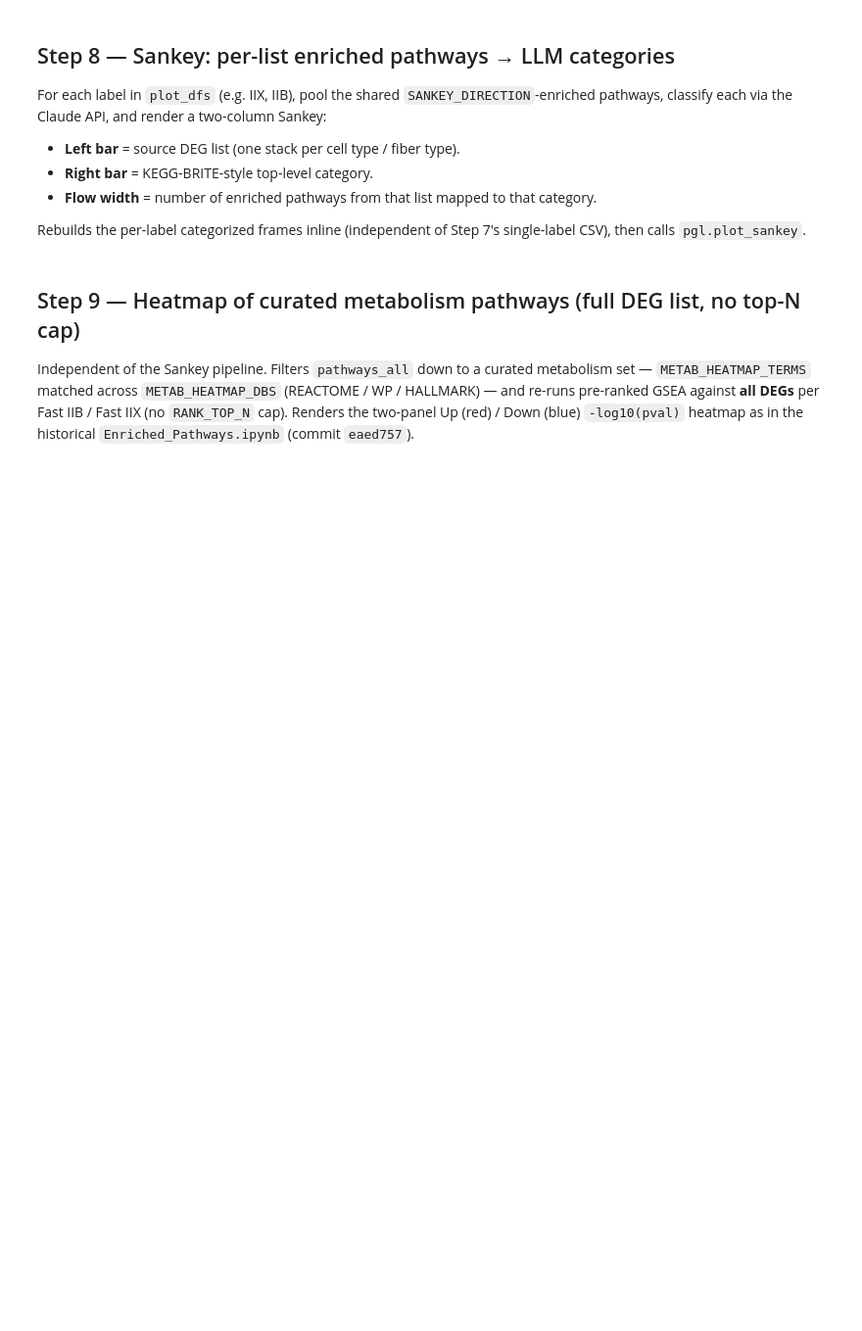
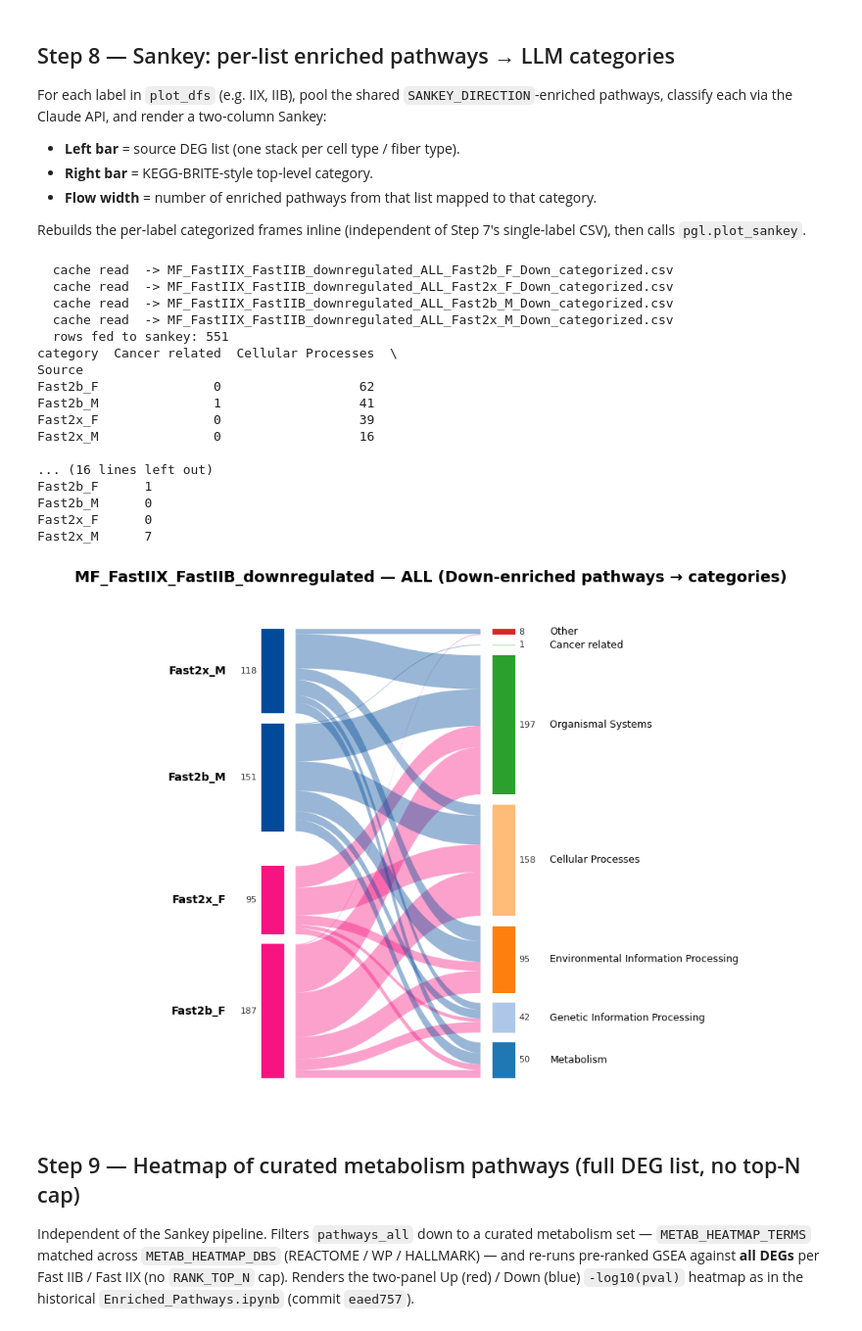
Before and after one commit to sachha-naksha/TA_muscle_ageing, a Jupyter notebook: py_scripts/3_geneset_scores/DEG_Functional_Enrichment.ipynb, the cells around one changed output. Shown at 98% size. Saved outputs shown, nothing was run; the diff lists cells and outputs as text; code cells hidden in the pictures; blank space fills up the shorter version.

Commit message:
added spacing in the sankeys

```diff
--- a/py_scripts/3_geneset_scores/DEG_Functional_Enrichment.ipynb
+++ b/py_scripts/3_geneset_scores/DEG_Functional_Enrichment.ipynb
@@ -307,7 +305,7 @@ CATEGORIZE_MODEL = "claude-haiku-4-5-20251001"
 # Explicit API toggle — you choose. No auto-detection.
 #   USE_API = False -> read the cached CSV (raises if missing)
 #   USE_API = True  -> call the Claude API and (over)write the cached CSV
-USE_API = True
+USE_API = False
 
 
 def _categorized_csv_path(label, direction):
@@ -396,45 +390,78 @@ SANKEY_LABELS = list(plot_dfs.keys())   # e.g. ["Fast2x_F", "Fast2b_F", "Fast2x_
 # SANKEY_DIRECTION inherits from Cell A; USE_API, categorize_with_cache, and
 # CATEGORIZE_MODEL come from Step 7 (run that cell first to set USE_API).
 
-# Canonical sex palette comes from the top-of-notebook SEX_PALETTE
-# (F=#f71480, M=#004a99). The labels here are fiber × sex (no WT/KO axis),
-# so both fibers within a sex share the WT-shade sex color — using a lighter
-# shade for one fiber would falsely imply the KO half of the canonical
-# palette. If you ever split this Sankey by condition, key into
-# SEX_CONDITION_PALETTE[(sex, cond)] instead.
+# Visual order on the left bar (top -> bottom): Fast2x_M, Fast2b_M, Fast2x_F, Fast2b_F.
+# plot_sankey stacks from the bottom up, so the list is reversed (first entry = bottom).
+SANKEY_LEFT_ORDER = ["Fast2b_F", "Fast2x_F", "Fast2b_M", "Fast2x_M"]
+
+# Each DEG list is a SkM-KO vs WT comparison; condition is the comparison axis,
+# not a split axis. So the left bar splits sex x fiber only, and both fibers
+# within a sex share the WT (saturated) shade of the canonical SEX_CONDITION_PALETTE.
 left_colors = {
-    label: SEX_PALETTE.get(label.rsplit("_", 1)[-1])
-    for label in SANKEY_LABELS
+    label: SEX_CONDITION_PALETTE[(label.rsplit("_", 1)[-1], "WT")]
+    for label in SANKEY_LEFT_ORDER
 }
 
 shared = pgl.common_pathways(plot_dfs)
 
 sankey_frames = []
-for label in SANKEY_LABELS:
+for label in SANKEY_LEFT_ORDER:
     df_lab = categorize_with_cache(
         plot_dfs[label],
         shared=shared,
         direction=SANKEY_DIRECTION,
         label=label,
         use_api=USE_API,
     )
     df_lab = df_lab.assign(Source=label)
     sankey_frames.append(df_lab)
 
 sankey_long = pd.concat(sankey_frames, ignore_index=True)
 print(f"  rows fed to sankey: {len(sankey_long)}")
 print(sankey_long.groupby(["Source", "category"]).size().unstack(fill_value=0))
 
+# Spacing knobs:
+#   left_gap          -> small vertical gap between Fast2b_* and Fast2x_* within a sex
+#   left_group_gap    -> larger gap inserted between the F-block and the M-block
+#   left_group_indices=[1] -> apply the larger gap *after* index 1 (Fast2x_F),
+#                             i.e. between Fast2x_F and Fast2b_M (F | M boundary)
+#   right_gap         -> vertical gap between adjacent category bars on the right
+#   flow_pad          -> horizontal whitespace between the bars and the ribbons
 sankey_fig, sankey_ax = pgl.plot_sankey(
     sankey_long,
     left_col="Source",
     right_col="category",
-    left_order=SANKEY_LABELS,
+    left_order=SANKEY_LEFT_ORDER,
     right_order=pgl.PATHWAY_TOP_CATEGORIES,
     left_colors=left_colors,
     title=f"{ANALYSIS_LABEL} — {PATHWAY_TYPE_LABEL} ({SANKEY_DIRECTION}-enriched pathways → categories)",
+    show_counts=True,
+    left_gap=0.02,
+    left_group_gap=0.07,
+    left_group_indices=[1],
+    right_gap=0.02,
+    flow_pad=0.015,
 )
 sankey_fig.savefig(
     OUTPUT_DIR / f"{ANALYSIS_LABEL}_{PATHWAY_TYPE_LABEL}_{SANKEY_DIRECTION}_sankey.svg",
     **figure_params,
 )
+# %% [output]
+  cache read  -> MF_FastIIX_FastIIB_downregulated_ALL_Fast2b_F_Down_categorized.csv
+  cache read  -> MF_FastIIX_FastIIB_downregulated_ALL_Fast2x_F_Down_categorized.csv
+  cache read  -> MF_FastIIX_FastIIB_downregulated_ALL_Fast2b_M_Down_categorized.csv
+  cache read  -> MF_FastIIX_FastIIB_downregulated_ALL_Fast2x_M_Down_categorized.csv
+  rows fed to sankey: 551
+category  Cancer related  Cellular Processes  \
+Source
+Fast2b_F               0                  62
+Fast2b_M               1                  41
+Fast2x_F               0                  39
+Fast2x_M               0                  16
+
+... (16 lines left out)
+Fast2b_F      1
+Fast2b_M      0
+Fast2x_F      0
+Fast2x_M      7
+[figure, added]
```
Also changed, not shown: parts of 5 cells of this notebook, 8 other files.
